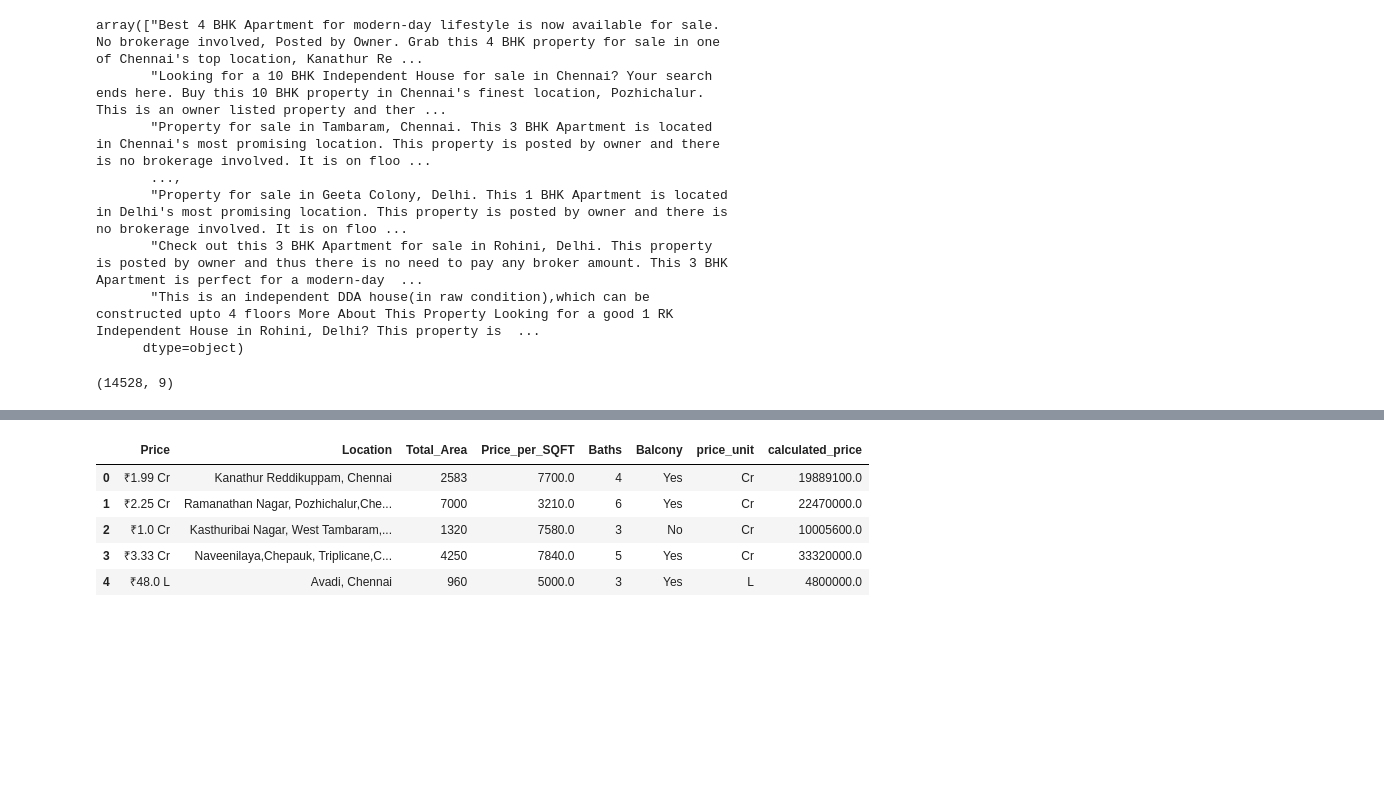
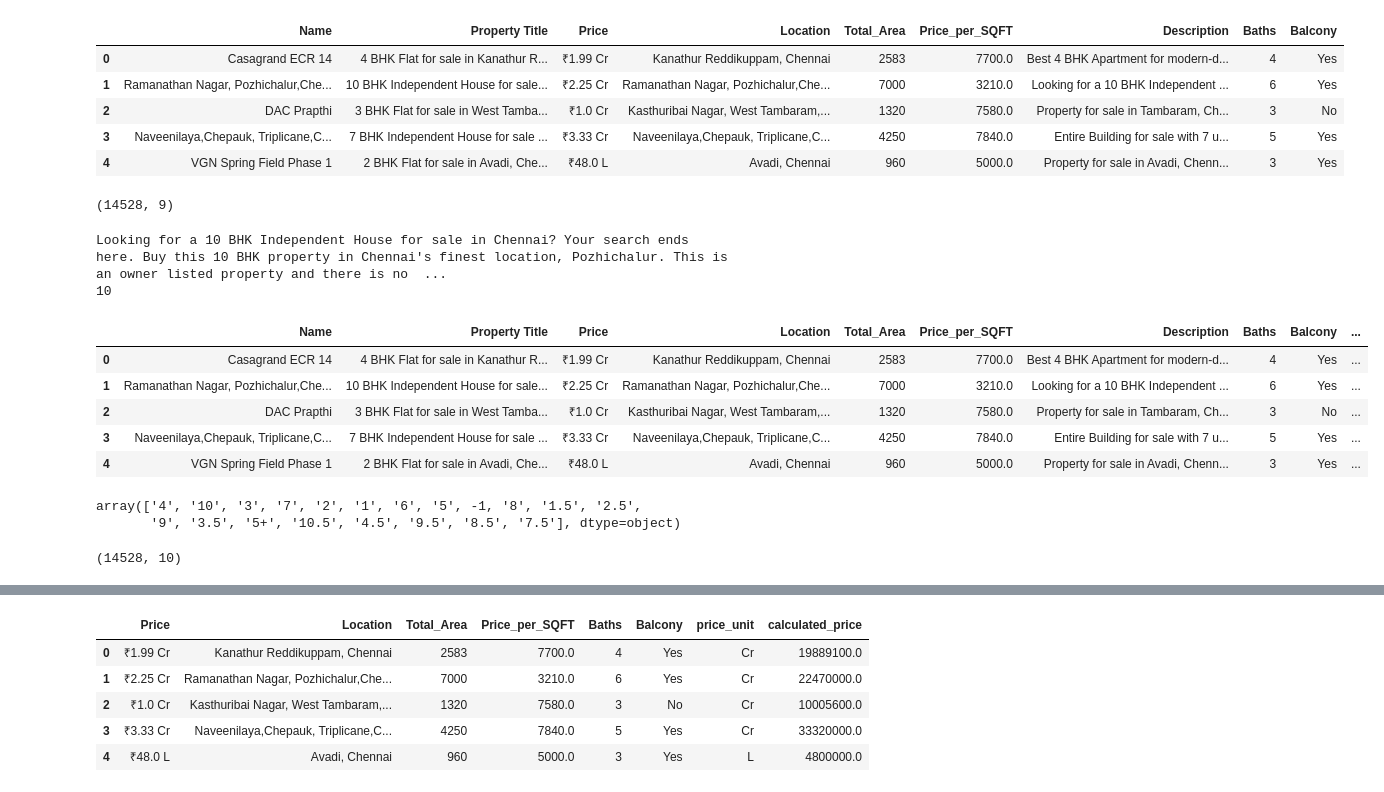
Before and after one commit to tushargarg18/RealEstatePricePrediction, a Jupyter notebook: Untitled.ipynb, the cells around one changed output, grey strips where cells are left out. Drawn from its saved outputs; the diff is of its cells as text; code cells hidden in the pictures; blank space fills up the shorter version.

```diff
--- a/Untitled.ipynb
+++ b/Untitled.ipynb
@@ -4,17 +4,49 @@ import matplotlib
 # %%
 df1 = pd.read_csv('Real Estate Data V21.csv')
 df1.head(5)
-df1['Description'].unique()
 # %% [output]
-array(["Best 4 BHK Apartment for modern-day lifestyle is now available for sale. No brokerage involved, Posted by Owner. Grab this 4 BHK property for sale in one of Chennai's top location, Kanathur Re ...
-       "Looking for a 10 BHK Independent House for sale in Chennai? Your search ends here. Buy this 10 BHK property in Chennai's finest location, Pozhichalur. This is an owner listed property and ther ...
-       "Property for sale in Tambaram, Chennai. This 3 BHK Apartment is located in Chennai's most promising location. This property is posted by owner and there is no brokerage involved. It is on floo ...
-       ...,
-       "Property for sale in Geeta Colony, Delhi. This 1 BHK Apartment is located in Delhi's most promising location. This property is posted by owner and there is no brokerage involved. It is on floo ...
-       "Check out this 3 BHK Apartment for sale in Rohini, Delhi. This property is posted by owner and thus there is no need to pay any broker amount. This 3 BHK Apartment is perfect for a modern-day  ...
-       "This is an independent DDA house(in raw condition),which can be constructed upto 4 floors More About This Property Looking for a good 1 RK Independent House in Rohini, Delhi? This property is  ...
-      dtype=object)
+|  | Name | Property Title | Price | Location | Total_Area | Price_per_SQFT | Description | Baths | Balcony |
+| 0 | Casagrand ECR 14 | 4 BHK Flat for sale in Kanathur R... | ₹1.99 Cr | Kanathur Reddikuppam, Chennai | 2583 | 7700.0 | Best 4 BHK Apartment for modern-d... | 4 | Yes |
+| 1 | Ramanathan Nagar, Pozhichalur,Che... | 10 BHK Independent House for sale... | ₹2.25 Cr | Ramanathan Nagar, Pozhichalur,Che... | 7000 | 3210.0 | Looking for a 10 BHK Independent ... | 6 | Yes |
+| 2 | DAC Prapthi | 3 BHK Flat for sale in West Tamba... | ₹1.0 Cr | Kasthuribai Nagar, West Tambaram,... | 1320 | 7580.0 | Property for sale in Tambaram, Ch... | 3 | No |
+| 3 | Naveenilaya,Chepauk, Triplicane,C... | 7 BHK Independent House for sale ... | ₹3.33 Cr | Naveenilaya,Chepauk, Triplicane,C... | 4250 | 7840.0 | Entire Building for sale with 7 u... | 5 | Yes |
+| 4 | VGN Spring Field Phase 1 | 2 BHK Flat for sale in Avadi, Che... | ₹48.0 L | Avadi, Chennai | 960 | 5000.0 | Property for sale in Avadi, Chenn... | 3 | Yes |
-# %%
-df1.shape
-# %% [output]
-(14528, 9)
+# %%
+df2 = df1.copy()
+df2.shape
+# %% [output]
+(14528, 9)
+# %%
+def find_bhk(input_desc):
+    input_desc = str(input_desc)
+    tokenised_list = list(input_desc.split(' '))
+    for i in range(1,len(tokenised_list)):
+        if tokenised_list[i].upper() == 'BHK':
+            return(tokenised_list[i-1])
+    return(-1)
+# %%
+a = df2.Description[1]
+print(a)
+print(find_bhk(a))
+# %% [output]
+Looking for a 10 BHK Independent House for sale in Chennai? Your search ends here. Buy this 10 BHK property in Chennai's finest location, Pozhichalur. This is an owner listed property and there is no  ...
+10
+# %%
+df2['BHK'] = df2['Property Title'].apply(lambda x: find_bhk(x))
+df2.head()
+# %% [output]
+|  | Name | Property Title | Price | Location | Total_Area | Price_per_SQFT | Description | Baths | Balcony | ... |
+| 0 | Casagrand ECR 14 | 4 BHK Flat for sale in Kanathur R... | ₹1.99 Cr | Kanathur Reddikuppam, Chennai | 2583 | 7700.0 | Best 4 BHK Apartment for modern-d... | 4 | Yes | ... |
+| 1 | Ramanathan Nagar, Pozhichalur,Che... | 10 BHK Independent House for sale... | ₹2.25 Cr | Ramanathan Nagar, Pozhichalur,Che... | 7000 | 3210.0 | Looking for a 10 BHK Independent ... | 6 | Yes | ... |
+| 2 | DAC Prapthi | 3 BHK Flat for sale in West Tamba... | ₹1.0 Cr | Kasthuribai Nagar, West Tambaram,... | 1320 | 7580.0 | Property for sale in Tambaram, Ch... | 3 | No | ... |
+| 3 | Naveenilaya,Chepauk, Triplicane,C... | 7 BHK Independent House for sale ... | ₹3.33 Cr | Naveenilaya,Chepauk, Triplicane,C... | 4250 | 7840.0 | Entire Building for sale with 7 u... | 5 | Yes | ... |
+| 4 | VGN Spring Field Phase 1 | 2 BHK Flat for sale in Avadi, Che... | ₹48.0 L | Avadi, Chennai | 960 | 5000.0 | Property for sale in Avadi, Chenn... | 3 | Yes | ... |
+# %%
+df2.BHK.unique()
+# %% [output]
+array(['4', '10', '3', '7', '2', '1', '6', '5', -1, '8', '1.5', '2.5',
+       '9', '3.5', '5+', '10.5', '4.5', '9.5', '8.5', '7.5'], dtype=object)
+# %%
+df2.shape
+# %% [output]
+(14528, 10)
```
Also changed, not shown: parts of 8 cells of this notebook.
